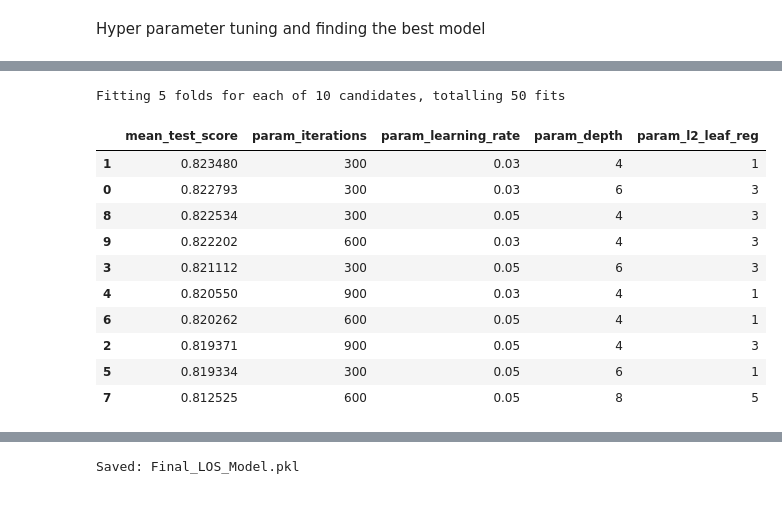
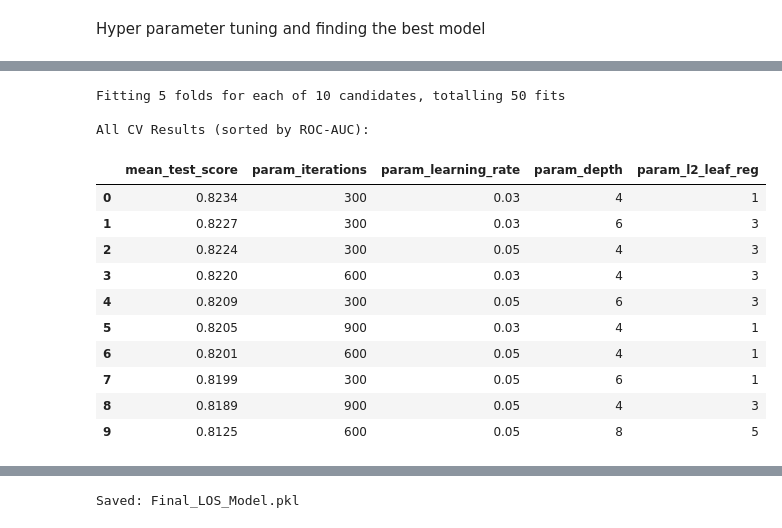
Before and after one commit to awn20222469/w1998467_FYP_MI_prediction, a Jupyter notebook: w1998467_Main.ipynb, the cells around one changed output, grey strips where cells are left out. Saved outputs shown, nothing was run; the diff lists cells and outputs as text; code cells hidden in the pictures.

```diff
--- a/w1998467_Main.ipynb
+++ b/w1998467_Main.ipynb
@@ -157,6 +146,9 @@ df = df.drop_duplicates(
 # %% [markdown]
 3.4 Removing unnecessary rows/ keeping only required columns
 # %%
+#replacing empty columns with 'Unknown'
+df["curr_service"] = df["curr_service"].fillna("UNKNOWN")
+
 #Renaming anchor_age variable
 df["age"] = df["anchor_age"]
 
@@ -169,6 +161,7 @@ columns = [
     "gender",
     "age",
     "curr_service",
+    "hospital_expire_flag",
     "icd_code",
     "icd_version"
 ]
@@ -481,5 +465,3 @@ los_cat                       0
-# %%
-Finalmodel_df["curr_service"] = Finalmodel_df["curr_service"].fillna("UNKNOWN")
 # %% [markdown]
 5.2 Creating Train Test split
 # %%
@@ -852,9 +831,11 @@ Hyper parameter tuning and finding the best model
 
 from sklearn.model_selection import StratifiedKFold, RandomizedSearchCV
 
+#binary LOS for ROC-AUC
+y_train_los_bin = (y_train_los == "≥ 7 days").astype(int)
+
 #5-fold stratified cross-validation
 cv = StratifiedKFold(n_splits=5, shuffle=True, random_state=42)
-
 gb_base = GradientBoostingClassifier(random_state=42)
 
 #hyperparameters
@@ -878,13 +859,14 @@ gb_search = RandomizedSearchCV(
 )
 
 #tuning on train data
-gb_search.fit(X_train_enc, (y_train_los == "≥ 7 days").astype(int))
+gb_search.fit(X_train_enc, y_train_los_bin)
 
 #sort and check
 results_df = pd.DataFrame(gb_search.cv_results_)
 
-summary = results_df[["mean_test_score","param_n_estimators","param_learning_rate","param_max_depth","param_subsample"
-]].sort_values(by="mean_test_score", ascending=False)
+summary = results_df[
+    ["mean_test_score","param_n_estimators","param_learning_rate","param_max_depth","param_subsample"]
+].sort_values(by="mean_test_score", ascending=False)
 
 summary["mean_test_score"] = summary["mean_test_score"].round(4)
 summary.reset_index(drop=True, inplace=True)
@@ -897,7 +879,7 @@ best_gb = gb_search.best_estimator_
 
 #evaluation on test set
 y_prob_test = best_gb.predict_proba(X_test_enc)[:, 1]
-test_auc = roc_auc_score((y_test_los == "≥ 7 days").astype(int), y_prob_test)
+test_auc = roc_auc_score(y_test_los_bin, y_prob_test)
 
 print("\nBest Hyperparameters:", gb_search.best_params_)
 print("Best CV ROC-AUC:", round(gb_search.best_score_, 4))
@@ -981,60 +972,64 @@ Test ROC-AUC: 0.8277
 # %%
-#CatBoost -  Hyperparameter Tuning (LOS)
+#CatBoost - Hyperparameter Tuning (LOS)
 
-cv = StratifiedKFold(n_splits=5, shuffle=True, random_state=42)
-
-cb_base = CatBoostClassifier(
-    random_state=42,
-    verbose=0
-)
+cb_base = CatBoostClassifier(random_seed=42,verbose=0)
 
 param_dist = {
     "iterations": [300, 600, 900],
     "learning_rate": [0.03, 0.05, 0.1],
     "depth": [4, 6, 8],
     "l2_leaf_reg": [1, 3, 5]
 }
 
 cb_search = RandomizedSearchCV(
-    cb_base,
-    param_dist,
+    estimator=cb_base,
+    param_distributions=param_dist,
     n_iter=10,
     scoring="roc_auc",
     cv=cv,
     n_jobs=-1,
     random_state=42,
     verbose=1
 )
 
-cb_search.fit(X_train_enc, (y_train_los == "≥ 7 days").astype(int))
+#tuning
+cb_search.fit(X_train_enc, y_train_los_bin)
 
-summary = pd.DataFrame(cb_search.cv_results_)[
-    ["mean_test_score", "param_iterations", "param_learning_rate",
-     "param_depth", "param_l2_leaf_reg"]
+#sort and check
+results_df = pd.DataFrame(cb_search.cv_results_)
+
+summary = results_df[
+    ["mean_test_score","param_iterations","param_learning_rate","param_depth","param_l2_leaf_reg"]
 ].sort_values(by="mean_test_score", ascending=False)
 
+summary["mean_test_score"] = summary["mean_test_score"].round(4)
+summary.reset_index(drop=True, inplace=True)
+
+print("\nAll CV Results (sorted by ROC-AUC):")
 display(summary)
 
+#best model
 best_cb = cb_search.best_estimator_
 
-test_auc = roc_auc_score(
-    (y_test_los == "≥ 7 days").astype(int),
-    best_cb.predict_proba(X_test_enc)[:, 1]
-)
+#evaluation on test set
+y_prob_test = best_cb.predict_proba(X_test_enc)[:, 1]
+test_auc = roc_auc_score(y_test_los_bin, y_prob_test)
 
-print("Best Params:", cb_search.best_params_)
+print("\nBest Hyperparameters:", cb_search.best_params_)
 print("Best CV ROC-AUC:", round(cb_search.best_score_, 4))
 print("Test ROC-AUC:", round(test_auc, 4))
 # %% [output]
 Fitting 5 folds for each of 10 candidates, totalling 50 fits
+
+All CV Results (sorted by ROC-AUC):
 |  | mean_test_score | param_iterations | param_learning_rate | param_depth | param_l2_leaf_reg |
-| 1 | 0.823480 | 300 | 0.03 | 4 | 1 |
-| 0 | 0.822793 | 300 | 0.03 | 6 | 3 |
-| 8 | 0.822534 | 300 | 0.05 | 4 | 3 |
-| 9 | 0.822202 | 600 | 0.03 | 4 | 3 |
-| 3 | 0.821112 | 300 | 0.05 | 6 | 3 |
-| 4 | 0.820550 | 900 | 0.03 | 4 | 1 |
-| 6 | 0.820262 | 600 | 0.05 | 4 | 1 |
-| 2 | 0.819371 | 900 | 0.05 | 4 | 3 |
-| 5 | 0.819334 | 300 | 0.05 | 6 | 1 |
-| 7 | 0.812525 | 600 | 0.05 | 8 | 5 |
+| 0 | 0.8234 | 300 | 0.03 | 4 | 1 |
+| 1 | 0.8227 | 300 | 0.03 | 6 | 3 |
+| 2 | 0.8224 | 300 | 0.05 | 4 | 3 |
+| 3 | 0.8220 | 600 | 0.03 | 4 | 3 |
+| 4 | 0.8209 | 300 | 0.05 | 6 | 3 |
+| 5 | 0.8205 | 900 | 0.03 | 4 | 1 |
+| 6 | 0.8201 | 600 | 0.05 | 4 | 1 |
+| 7 | 0.8199 | 300 | 0.05 | 6 | 1 |
+| 8 | 0.8189 | 900 | 0.05 | 4 | 3 |
+| 9 | 0.8125 | 600 | 0.05 | 8 | 5 |
```
Also changed, not shown: parts of 111 cells of this notebook.
